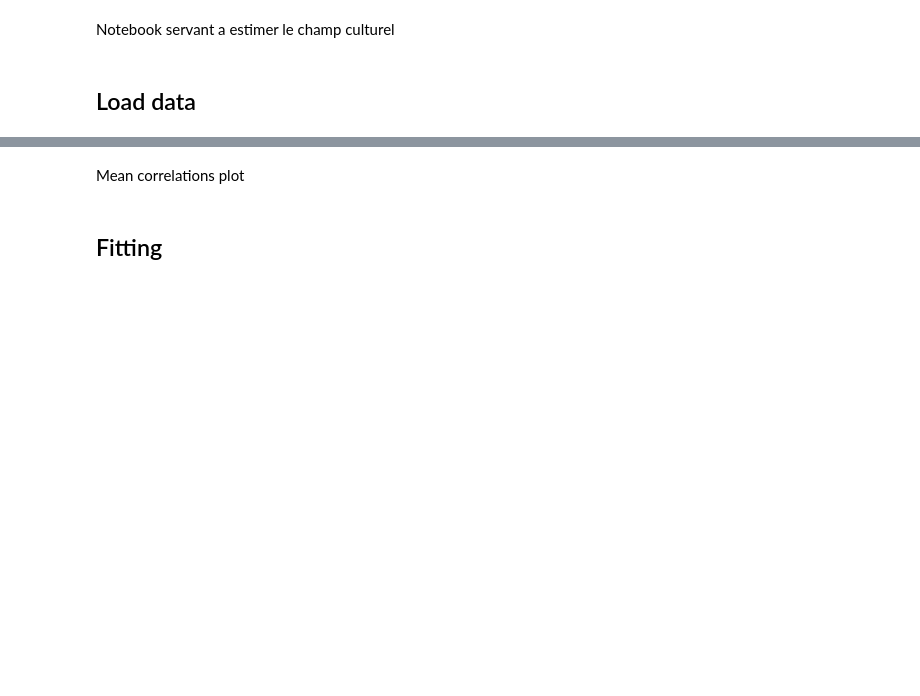
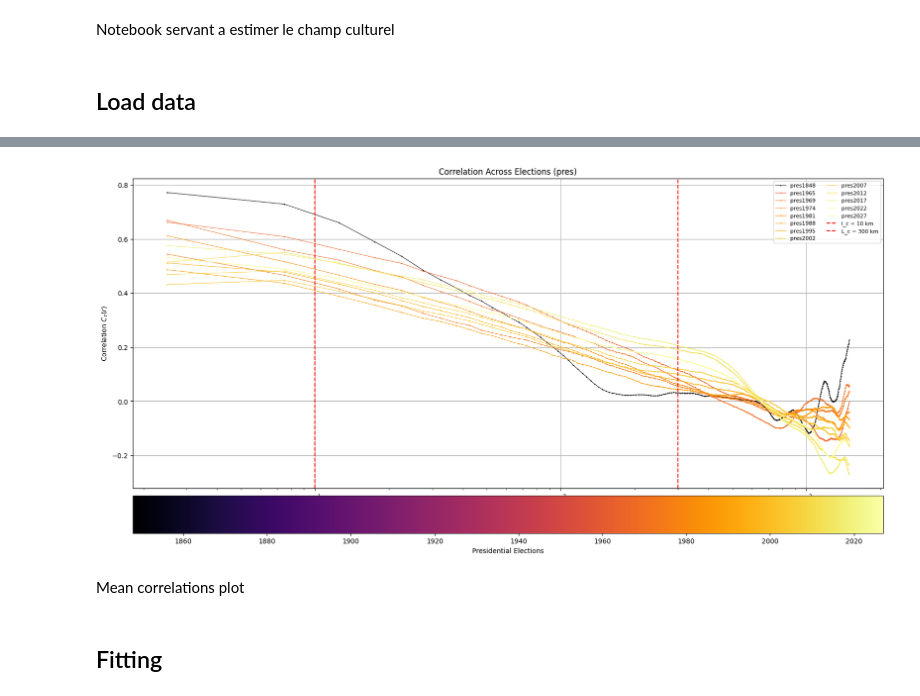
Before and after one commit to artmanceau/electera, a Jupyter notebook: notebooks/model/Spatial_correlations_new.ipynb, the cells around one changed output, grey strips where cells are left out. Drawn from its saved outputs; the diff is of its cells as text; code cells hidden in the pictures; blank space fills up the shorter version.

```diff
--- a/notebooks/model/Spatial_correlations_new.ipynb
+++ b/notebooks/model/Spatial_correlations_new.ipynb
@@ -158,0 +156,4 @@ plot_election_correlations("pvoteD", mode="pres")
+# %%
+dataframespres = plot_election_correlations(var, mode="pres")
+# %% [output]
+[figure, added]
```
Also changed, not shown: parts of 14 cells of this notebook, 9 other files.
